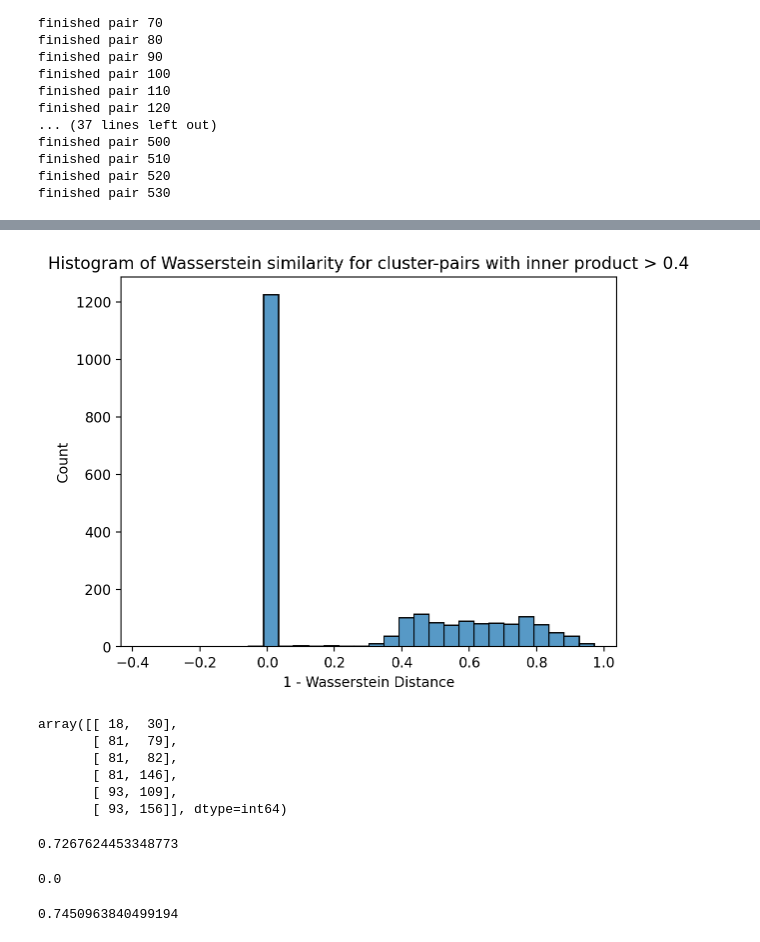
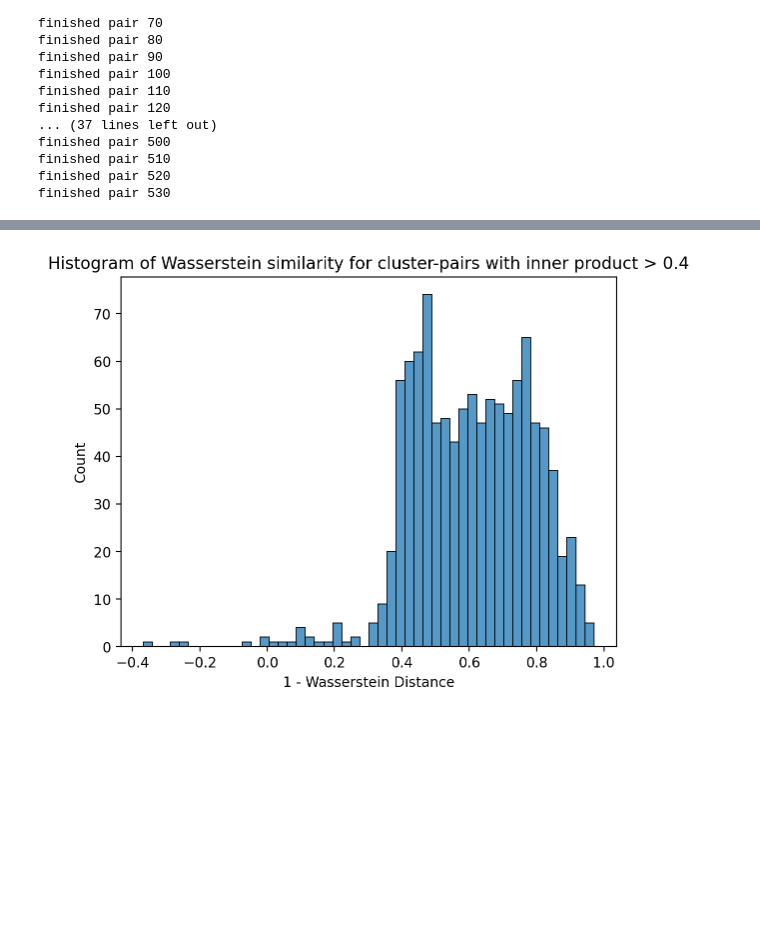
Before and after one commit to saikoukunt/burst-detector, a Jupyter notebook: notebooks/hippo_cluster_metrics.ipynb, the cells around one changed output, grey strips where cells are left out. Drawn from its saved outputs; the diff is of its cells as text; code cells hidden in the pictures; blank space fills up the shorter version.

```diff
--- a/notebooks/hippo_cluster_metrics.ipynb
+++ b/notebooks/hippo_cluster_metrics.ipynb
@@ -98,2 +90,12 @@ np.save("wass_d.npy", wass_d)
+# %%
+pass_1 = np.zeros_like(mean_sim, dtype='bool')
+for c1 in range(counts.shape[0]):
+    for c2 in range(c1+1, counts.shape[0]):
+
+        # keep similar cluster pairs where both have sufficient spikes and are not noise
+        if mean_sim[c1,c2] >= sim_thresh and (counts[c1] >= sp_num_thresh) and (counts[c2] >= sp_num_thresh):
+            if (labels.iloc[c1]['group'] == 'good') and (labels.iloc[c2]['group'] == 'good'):
+                pass_1[c1,c2] = True
+                pass_1[c2,c1] = True
 # %%
 plt.imshow(1-wass_d)
@@ -103,29 +104,8 @@ Text(0.5, 1.0, '1 - Wasserstein distance in rat hippocampus')
 [figure]
 # %%
-sns.histplot(wass_sim.flatten()[mean_sim.flatten() >= sim_thresh], bins=30);
+sns.histplot(wass_sim.flatten()[pass_1.flatten()], bins=50);
 
 plt.xlabel("1 - Wasserstein Distance");
 plt.title("Histogram of Wasserstein similarity for cluster-pairs with inner product > 0.4");
 # %% [output]
-[figure, old version]
+[figure, new version]
-# %%
-np.argwhere((wass_sim < .0) & (mean_sim > 0.4))
-# %% [output]
-array([[ 18,  30],
-       [ 81,  79],
-       [ 81,  82],
-       [ 81, 146],
-       [ 93, 109],
-       [ 93, 156]], dtype=int64)
-# %%
-mean_sim[81, 79]
-# %% [output]
-0.7267624453348773
-# %%
-wass_sim[7, 6]
-# %% [output]
-0.0
-# %%
-wass_sim[79, 81]
-# %% [output]
-0.7450963840499194
```
Also changed, not shown: parts of 20 cells of this notebook, 8 other files.
